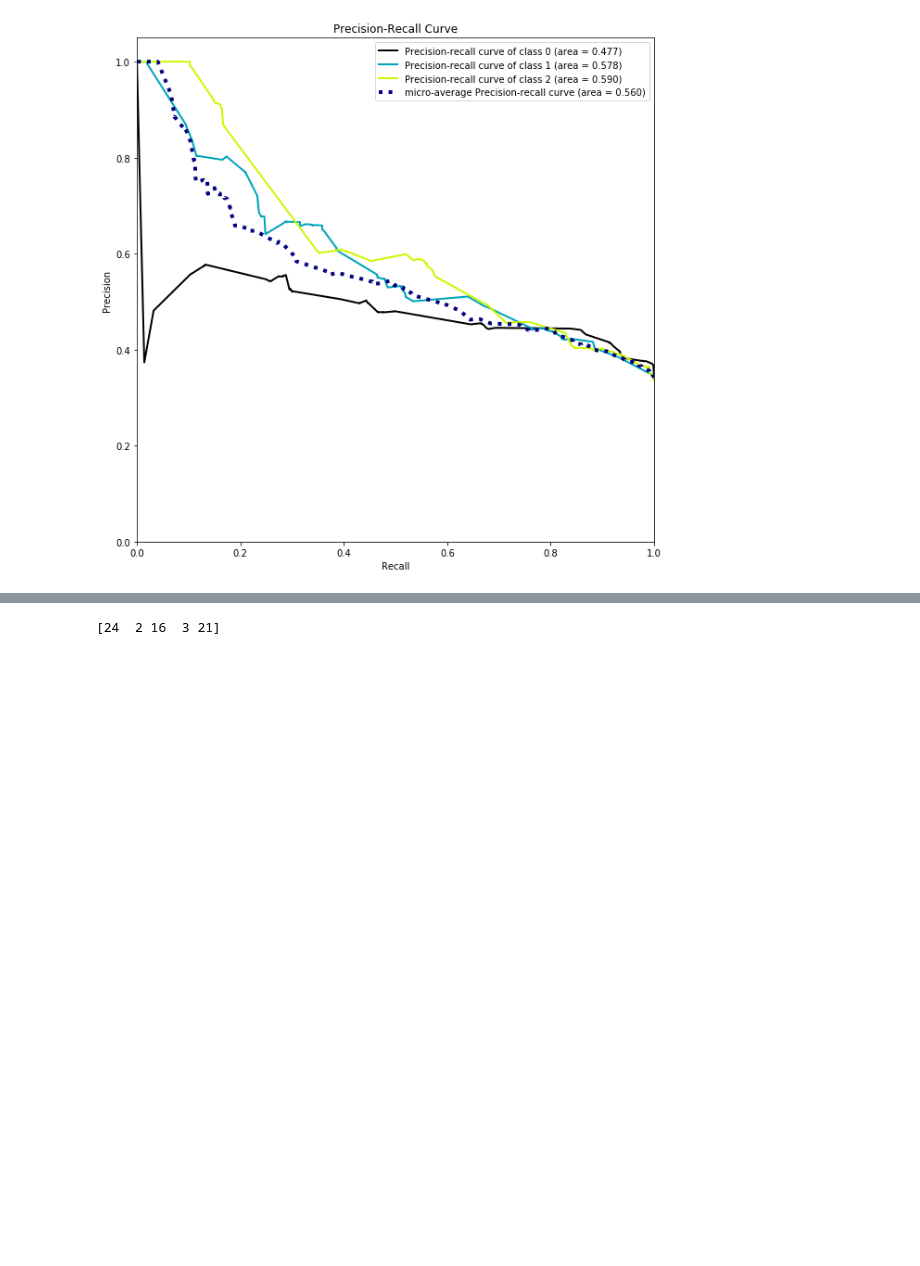
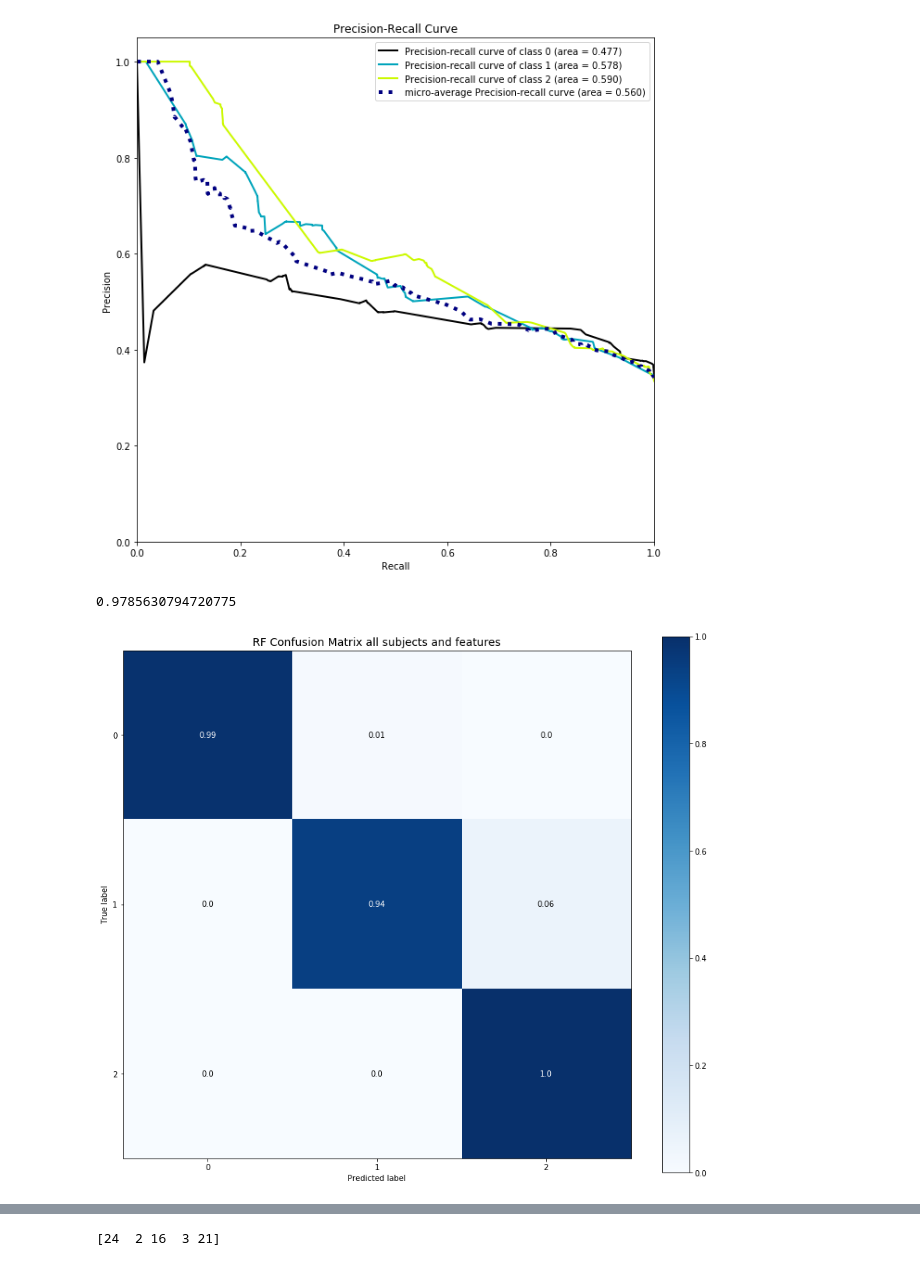
Before and after one commit to SachinGokal/capstone-two, a Jupyter notebook: notebooks/processed.ipynb, the cells around one changed output, grey strips where cells are left out. Drawn from its saved outputs; the diff is of its cells as text; code cells hidden in the pictures; blank space fills up the shorter version.

Commit message:
more plots

```diff
--- a/notebooks/processed.ipynb
+++ b/notebooks/processed.ipynb
@@ -288,3 +288,27 @@ skplt.metrics.plot_precision_recall(y_test, clf3.predict_proba(X_test), ax=ax)
 # %%
 df['RMSSD_LOG'] = np.log(df['RMSSD'])
 df['RMSSD_SQUARED'] = df['RMSSD']**2
+# %%
+# Using Columns to Keep
+X10 = df[COLUMNS_TO_KEEP]
+X10 = StandardScaler().fit_transform(X10)
+y10 = df['NasaTLX Label'].values
+X_train, X_test, y_train, y_test = train_test_split(X10, y10)
+clf10 = GridSearchCV(rf, rf_grid)
+clf10.fit(X_train, y_train)
+# Accuracy Score for using HR + HV
+accuracy_score(y_test, clf10.predict(X_test))
+# %% [output]
+0.9785630794720775
+# %%
+fig, ax = plt.subplots(figsize=(12, 10))
+skplt.metrics.plot_confusion_matrix(y_test, clf10.predict(X_test), normalize=True, ax=ax)
+plt.tight_layout()
+b, t=plt.ylim()
+b += 0.5
+t -= 0.5
+plt.ylim(b, t)
+ax.set_title('RF Confusion Matrix all subjects and features', fontsize=14)
+plt.savefig('RF Confusion Matrix all subjects and features.png')
+# %% [output]
+[figure, added]
```
Also changed, not shown: parts of 9 cells of this notebook, 42 other files.
